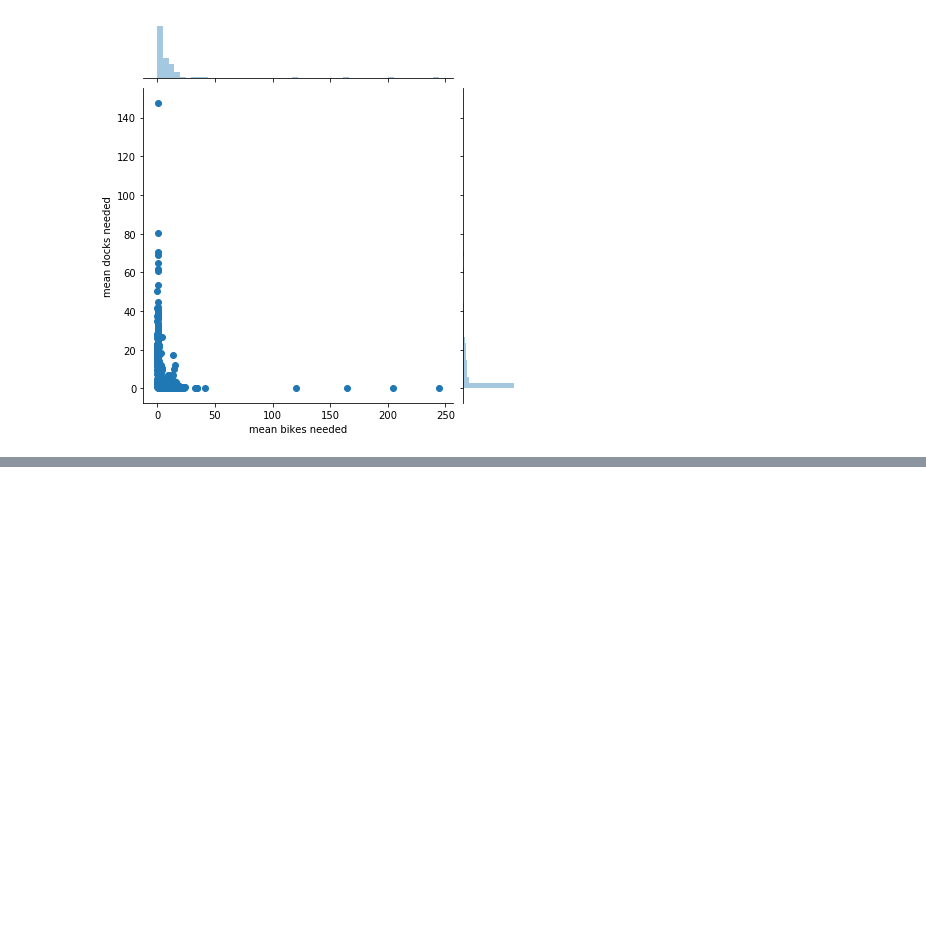
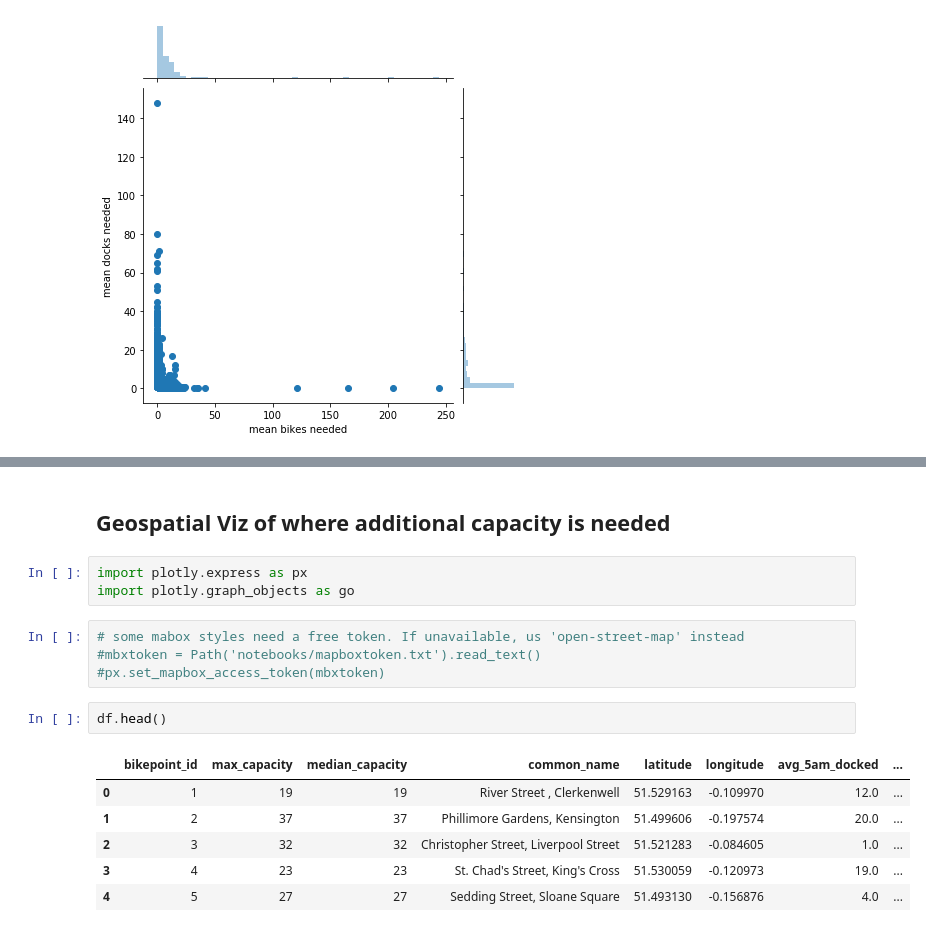
Before and after one commit to Peppers16/tfl_bike_project, a Jupyter notebook: notebooks/Demand Profiles MSP-6.ipynb, the cells around one changed output, grey strips where cells are left out. Saved outputs shown, nothing was run; the diff lists cells and outputs as text; blank space fills up the shorter version.

```diff
--- a/notebooks/Demand Profiles MSP-6.ipynb
+++ b/notebooks/Demand Profiles MSP-6.ipynb
@@ -451,0 +466,18 @@ fig, _ = real_vs_derived(ylim=75, label_ratio=1.5)
+# %% [markdown]
+## Geospatial Viz of where additional capacity is needed
+# %%
+import plotly.express as px
+import plotly.graph_objects as go
+# %%
+# some mabox styles need a free token. If unavailable, us 'open-street-map' instead
+#mbxtoken = Path('notebooks/mapboxtoken.txt').read_text()
+#px.set_mapbox_access_token(mbxtoken)
+# %%
+df.head()
+# %% [output]
+|  | bikepoint_id | max_capacity | median_capacity | common_name | latitude | longitude | avg_5am_docked | ... |
+| 0 | 1 | 19 | 19 | River Street , Clerkenwell | 51.529163 | -0.109970 | 12.0 | ... |
+| 1 | 2 | 37 | 37 | Phillimore Gardens, Kensington | 51.499606 | -0.197574 | 20.0 | ... |
+| 2 | 3 | 32 | 32 | Christopher Street, Liverpool Street | 51.521283 | -0.084605 | 1.0 | ... |
+| 3 | 4 | 23 | 23 | St. Chad's Street, King's Cross | 51.530059 | -0.120973 | 19.0 | ... |
+| 4 | 5 | 27 | 27 | Sedding Street, Sloane Square | 51.493130 | -0.156876 | 4.0 | ... |
```
Also changed, not shown: parts of 21 cells of this notebook, 1 other file.
